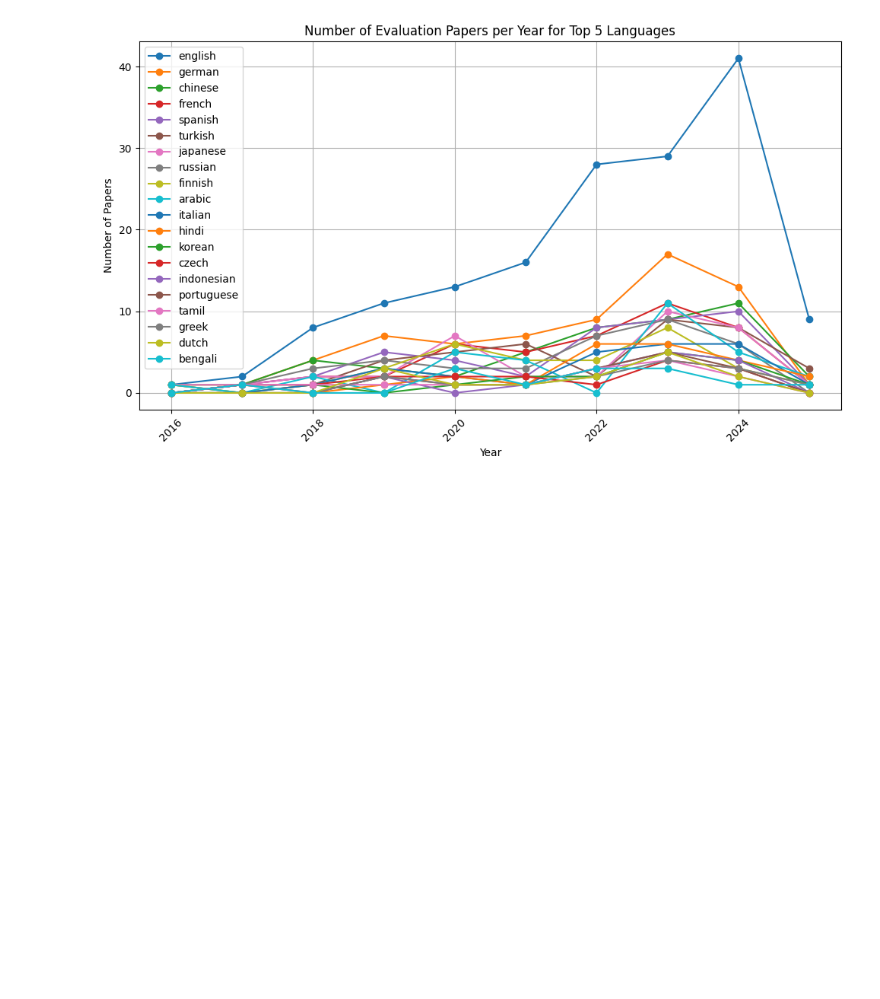
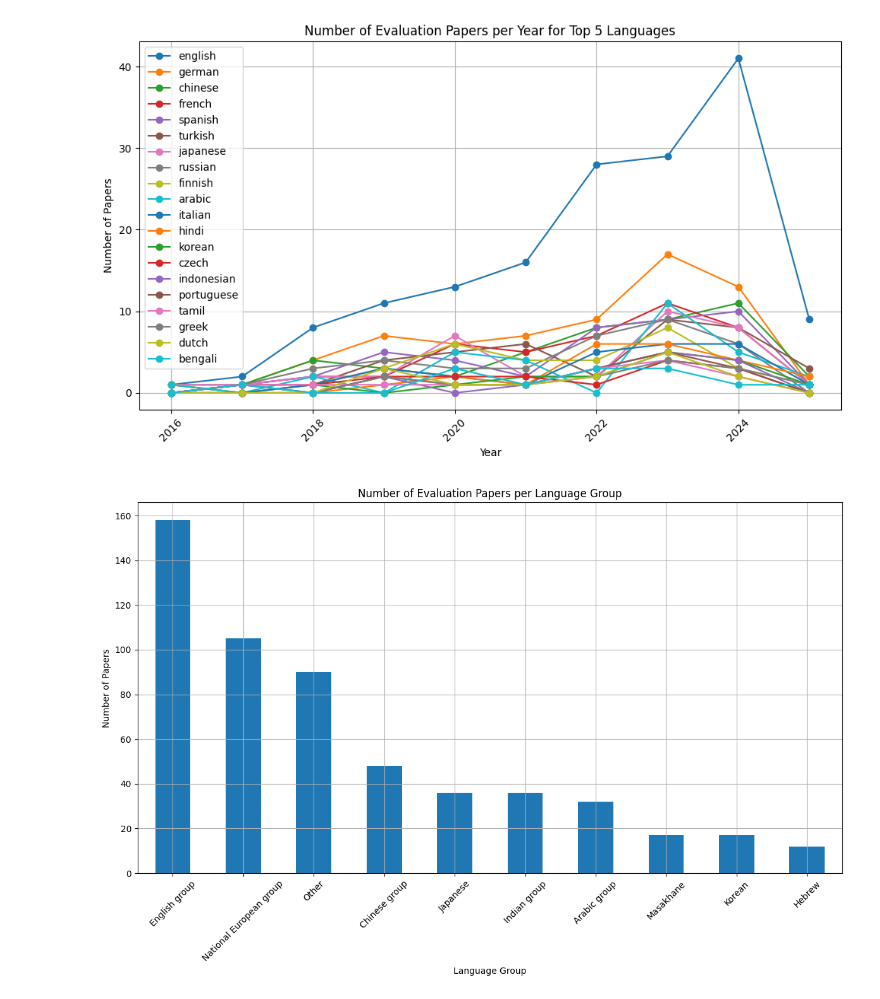
Before and after one commit to GianlucaVico/TalkAboutTokenization, a Jupyter notebook: evaluation_papers.ipynb, the cells around one changed output. Cells and saved outputs as stored; diff of their text form; code cells hidden in the pictures; blank space fills up the shorter version.

```diff
--- a/evaluation_papers.ipynb
+++ b/evaluation_papers.ipynb
@@ -403,0 +521,26 @@ other_group = [
+# %%
+# Plot histogram of the number of papers per language group
+groups = {'Other': 0}
+for g in set(group_map.values()):
+    groups[g] = 0
+for langs in evaluation['languages']:
+    lang_groups = set()
+    for lang in langs:
+        if lang in group_map:
+            lang_groups.add(group_map[lang])
+        else:
+            lang_groups.add('Other')
+    for g in lang_groups:
+        groups[g] += 1
+groups = pd.Series(groups).sort_values(ascending=False)
+plt.figure(figsize=(12, 8))
+groups.plot(kind='bar')
+plt.title('Number of Evaluation Papers per Language Group')
+plt.xlabel('Language Group')
+plt.ylabel('Number of Papers')
+plt.xticks(rotation=45)
+plt.grid(True)
+plt.tight_layout()
+plt.show()
+# %% [output]
+[figure, added]
```
Also changed, not shown: parts of 24 cells of this notebook, 9 other files.
